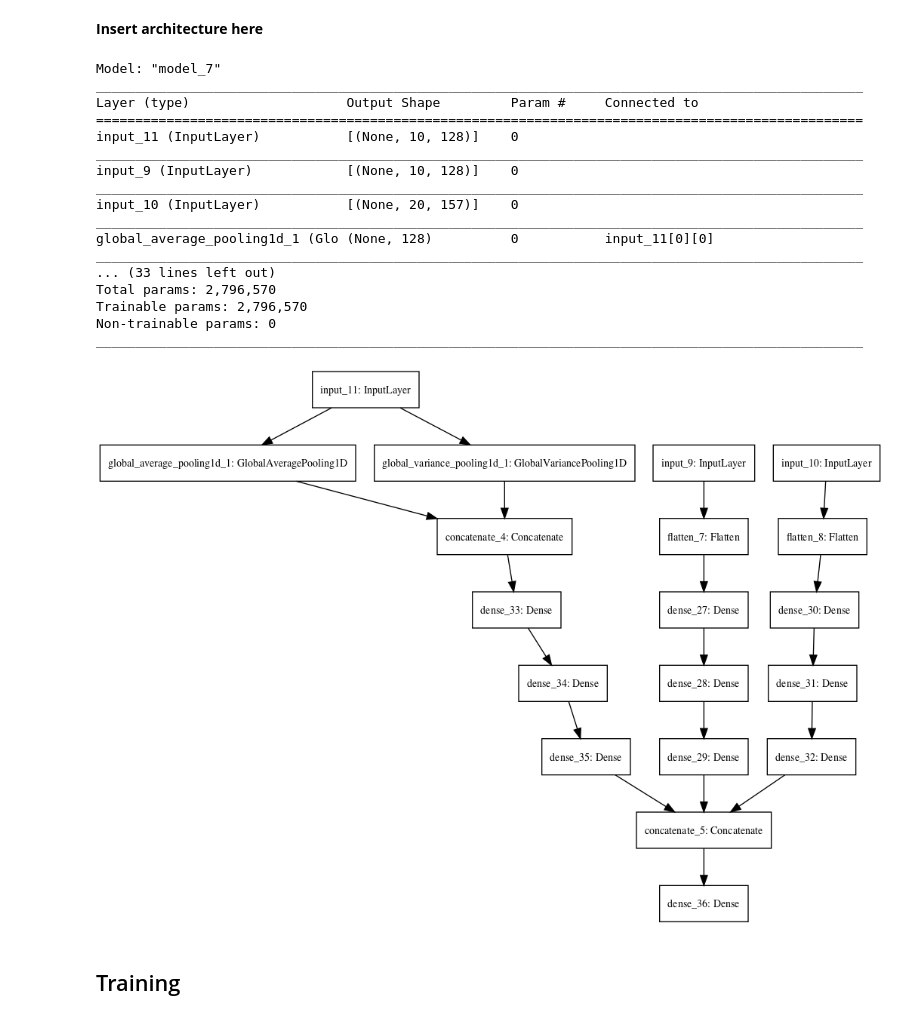
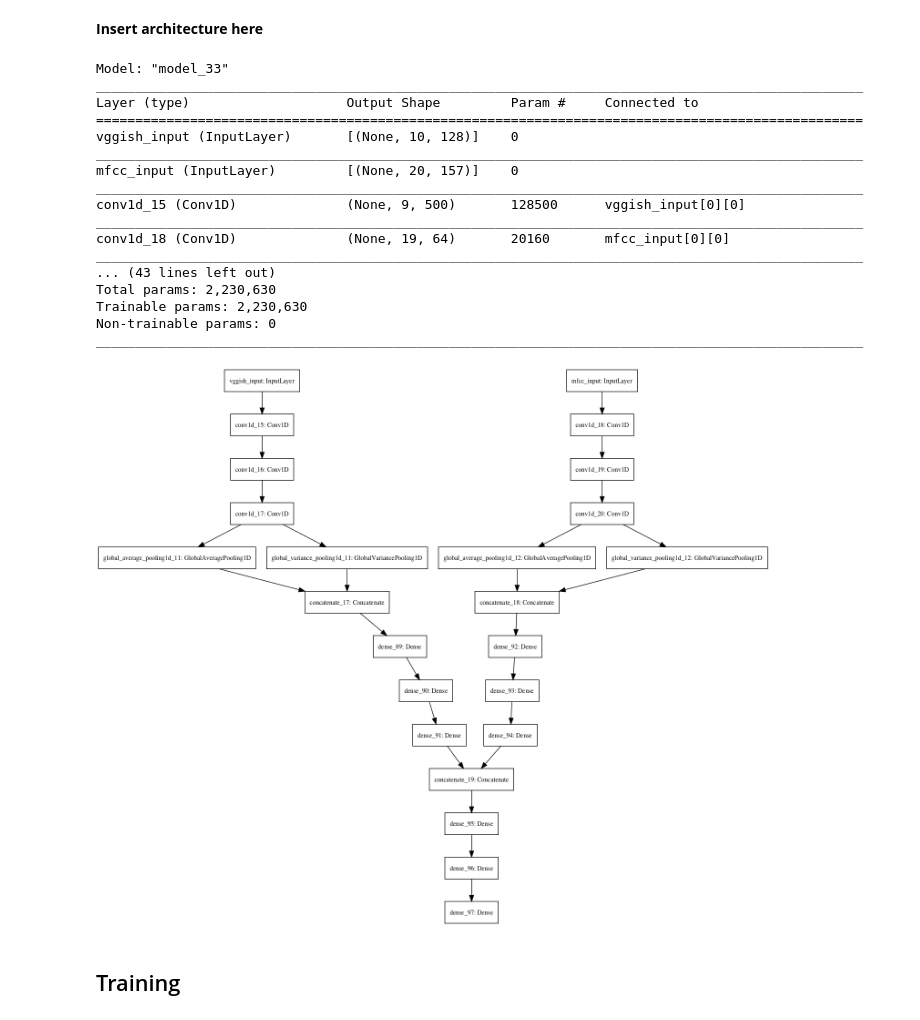
Before and after one commit to elilaird/CS83212-Advanced-Neural-Networks, a Jupyter notebook: Multi-Modal-Task/lab_3_report.ipynb, the cells around one changed output. Cells and saved outputs as stored; diff of their text form; code cells hidden in the pictures.

Commit message:
added convolutional layers w/ 500 filters

```diff
--- a/Multi-Modal-Task/lab_3_report.ipynb
+++ b/Multi-Modal-Task/lab_3_report.ipynb
@@ -352,7 +360,7 @@ test_mfccs_mean_std.shape
 # %% [markdown]
 **Insert architecture here**
 # %%
-from tensorflow.keras.layers import Flatten, Dense, Input, Layer, GlobalAveragePooling1D, concatenate
+from tensorflow.keras.layers import Flatten, Dense, Input, Layer, GlobalAveragePooling1D, Conv1D, concatenate
 from tensorflow.keras.optimizers import Adam
 from tensorflow.keras.callbacks import ReduceLROnPlateau, ModelCheckpoint, EarlyStopping
 from tensorflow.keras import Model
@@ -362,17 +370,13 @@ import pydot
 import graphviz
 
 def create_nn():
-    inputs = Input(shape=(10, 128))
+    inputs = Input(shape=(10, 128), name='vggish_input')
     net = Flatten()(inputs)
     net = Dense(500, activation='relu')(net)
     net = Dense(250, activation='relu')(net)
     net = Dense(100, activation='relu')(net)
-    #output = Dense(20, activation='linear')(net)
-
 
     model = Model(inputs, net)
-    '''    adam = Adam(1e-4)
-    model.compile(loss='mse', optimizer=adam, metrics=['mse', 'mae'])'''
 
     return model
 
@@ -386,26 +390,31 @@ class GlobalVariancePooling1D(Layer):
 
 
 def create_nn_x_vec():
-    inputs = Input(shape=(10, 128))
-    gap = GlobalAveragePooling1D()(inputs)
-    gvp = GlobalVariancePooling1D()(inputs)
+    inputs = Input(shape=(10, 128), name='vggish_input')
+    conv1 = Conv1D(filters=500, kernel_size=2, input_shape=(10,128))(inputs)
+    conv2 = Conv1D(filters=500, kernel_size=2)(conv1)
+    conv3 = Conv1D(filters=500, kernel_size=2)(conv2)
+    gap = GlobalAveragePooling1D()(conv3)
+    gvp = GlobalVariancePooling1D()(conv3)
     net = concatenate([gap, gvp])
     net = Dense(500, activation='relu')(net)
     net = Dense(250, activation='relu')(net)
     net = Dense(100, activation='relu')(net)
-    #output = Dense(20, activation='linear')(net)
 
 
     model = Model(inputs, net)
-    ''' adam = Adam(1e-4)
-    model.compile(loss='mse', optimizer=adam, metrics=['mse', 'mae'])'''
 
     return model
 
 
 def create_mfcc_nn():
-    inputs = Input(shape=(20, 157))
-    net = Flatten()(inputs)
+    inputs = Input(shape=(20, 157), name='mfcc_input')
+    conv1 = Conv1D(filters=64, kernel_size=2, input_shape=(20,157))(inputs)
+    conv2 = Conv1D(filters=100, kernel_size=2)(conv1)
+    conv3 = Conv1D(filters=200, kernel_size=2)(conv2)
+    gap = GlobalAveragePooling1D()(conv3)
+    gvp = GlobalVariancePooling1D()(conv3)
+    net = concatenate([gap, gvp])
     net = Dense(500, activation='relu')(net)
     net = Dense(250, activation='relu')(net)
     net = Dense(100, activation='relu')(net)
@@ -414,47 +423,49 @@ def create_mfcc_nn():
 
 
     return model
 
 def create_multi_modal_nn():
-    m1 = create_nn()
+    m1 = create_nn_x_vec()
     m2 = create_mfcc_nn()
-    m3 = create_nn_x_vec()
 
-    net = tf.keras.layers.Concatenate()([m1.output, m2.output, m3.output])
-    output = Dense(20, activation='relu')(net)
 
-    model = Model(inputs=[m1.input, m2.input, m3.input], outputs=[output])
+    net = tf.keras.layers.Concatenate()([m1.output, m2.output])
+    net = Dense(100, activation='relu')(net)
+    net = Dense(50, activation='relu')(net)
+    output = Dense(20, activation='linear')(net)
+
+    model = Model(inputs=[m1.input, m2.input], outputs=[output])
 
     adam = Adam(1e-4)
     model.compile(loss='mse', optimizer=adam, metrics=['mse', 'mae'])
 
     return model
 
 
 
 multi_modal_nn = create_multi_modal_nn()
 multi_modal_nn.summary()
 
 plot_model(multi_modal_nn)
 # %% [output]
-Model: "model_7"
+Model: "model_33"
 __________________________________________________________________________________________________
 Layer (type)                    Output Shape         Param #     Connected to
 ==================================================================================================
-input_11 (InputLayer)           [(None, 10, 128)]    0
+vggish_input (InputLayer)       [(None, 10, 128)]    0
 __________________________________________________________________________________________________
-input_9 (InputLayer)            [(None, 10, 128)]    0
+mfcc_input (InputLayer)         [(None, 20, 157)]    0
 __________________________________________________________________________________________________
-input_10 (InputLayer)           [(None, 20, 157)]    0
+conv1d_15 (Conv1D)              (None, 9, 500)       128500      vggish_input[0][0]
 __________________________________________________________________________________________________
-global_average_pooling1d_1 (Glo (None, 128)          0           input_11[0][0]
+conv1d_18 (Conv1D)              (None, 19, 64)       20160       mfcc_input[0][0]
 __________________________________________________________________________________________________
-... (33 lines left out)
-Total params: 2,796,570
-Trainable params: 2,796,570
+... (43 lines left out)
+Total params: 2,230,630
+Trainable params: 2,230,630
 Non-trainable params: 0
 __________________________________________________________________________________________________
-[figure, old version]
+[figure, new version]
 # %% [markdown]
 ## Training
 # %%
```
Also changed, not shown: parts of 7 cells of this notebook.
